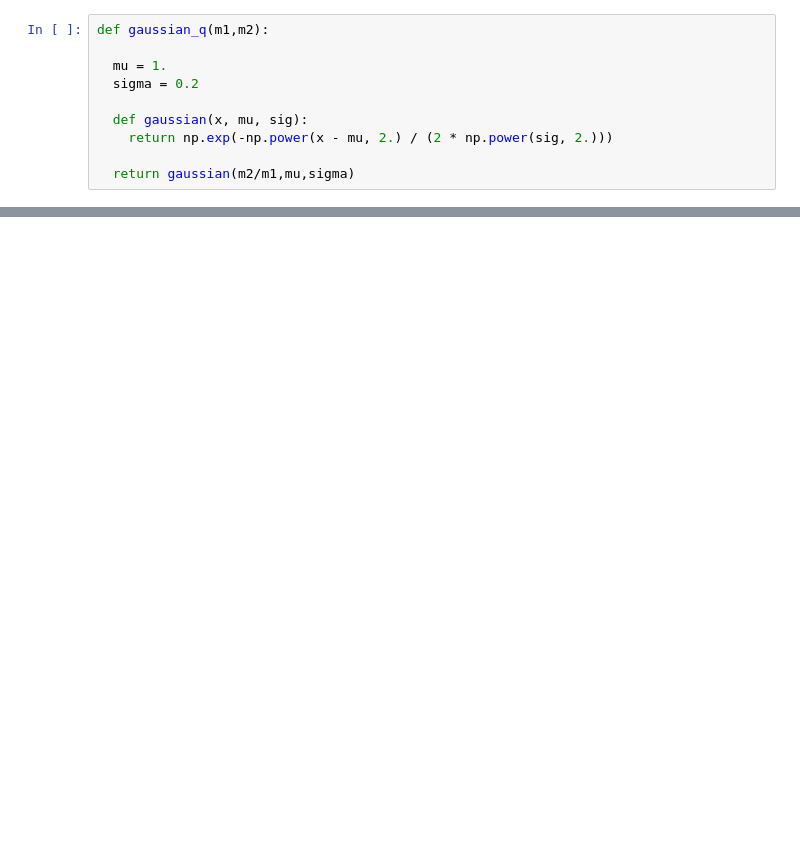
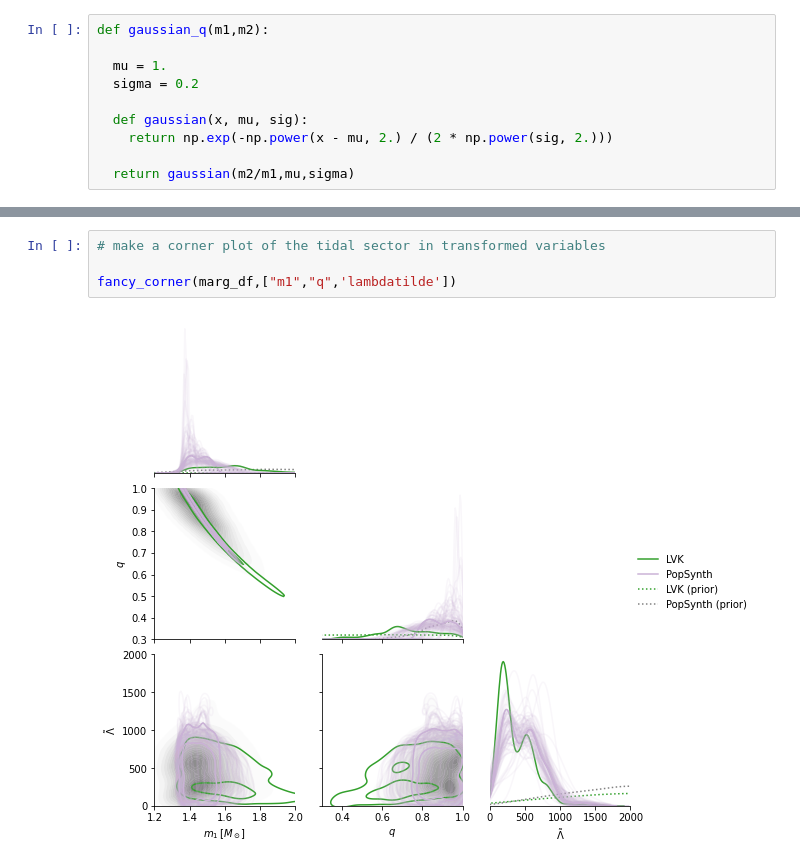
Before and after one commit to daniellmarc/reweighted-dns, a Jupyter notebook: GW170817_PopSynthNS.ipynb, the cells around one changed output, grey strips where cells are left out. Cells and saved outputs as stored; diff of their text form; blank space fills up the shorter version.

```diff
--- a/GW170817_PopSynthNS.ipynb
+++ b/GW170817_PopSynthNS.ipynb
@@ -351,0 +347,6 @@ for i in range(len(vars)):
+# %%
+# make a corner plot of the tidal sector in transformed variables
+
+fancy_corner(marg_df,["m1","q",'lambdatilde'])
+# %% [output]
+[figure, added]
```
Also changed, not shown: parts of 24 cells of this notebook.
